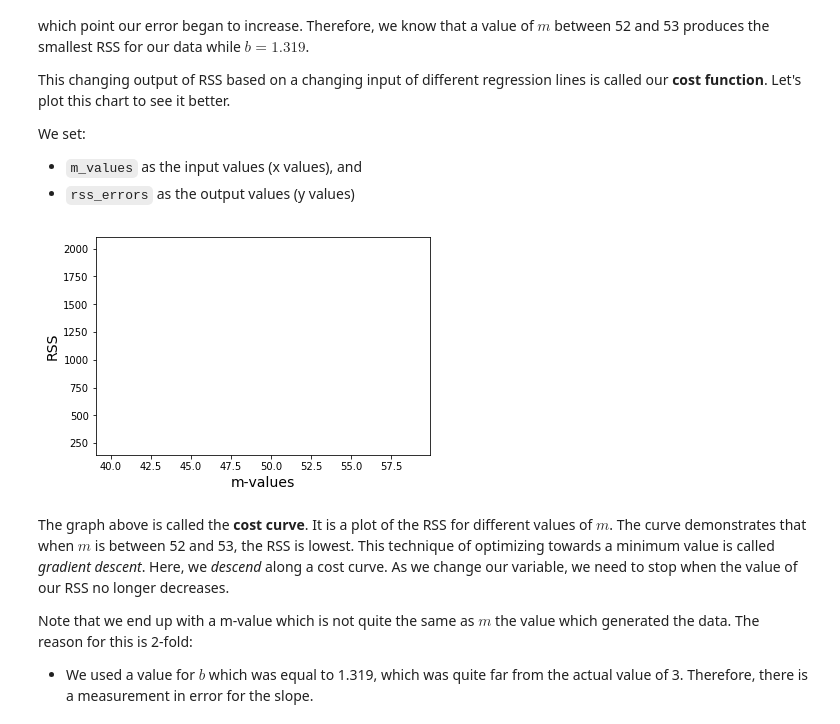
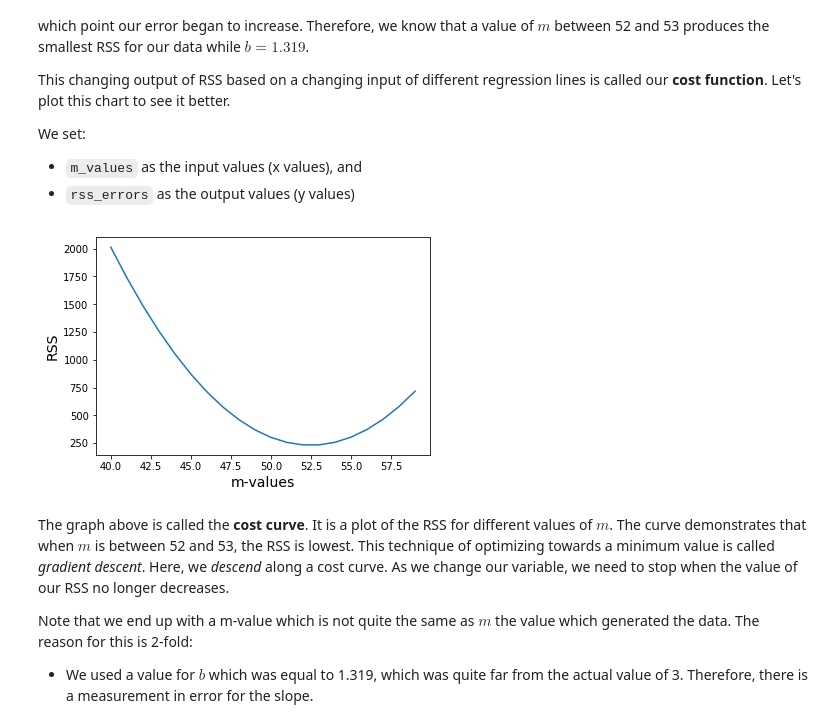
Before and after one commit to sherzyang/dsc-2-14-10-introduction-to-gradient-descent-seattle-ds-career-040119, a Jupyter notebook: index.ipynb, the cells around one changed output. Cells and saved outputs as stored; diff of their text form; code cells hidden in the pictures.

```diff
--- a/index.ipynb
+++ b/index.ipynb
@@ -167,11 +167,11 @@ We set:
 * `m_values` as the input values (x values), and
 * `rss_errors` as the output values (y values)
 # %%
-plt.plot(table[:,0], table[:,1], 'x')
+plt.plot(table[:,0], table[:,1], '-')
 plt.xlabel("m-values", fontsize=14)
 plt.ylabel("RSS", fontsize=14);
 # %% [output]
-[figure, old version]
+[figure, new version]
 # %% [markdown]
 The graph above is called the **cost curve**.  It is a plot of the RSS for different values of $m$.    The curve demonstrates that when $m$ is between 52 and 53, the RSS is lowest.  This technique of optimizing towards a minimum value is called *gradient descent*.  Here, we *descend* along a cost curve.  As we change our variable, we need to stop when the value of our RSS no longer decreases.
 
```
